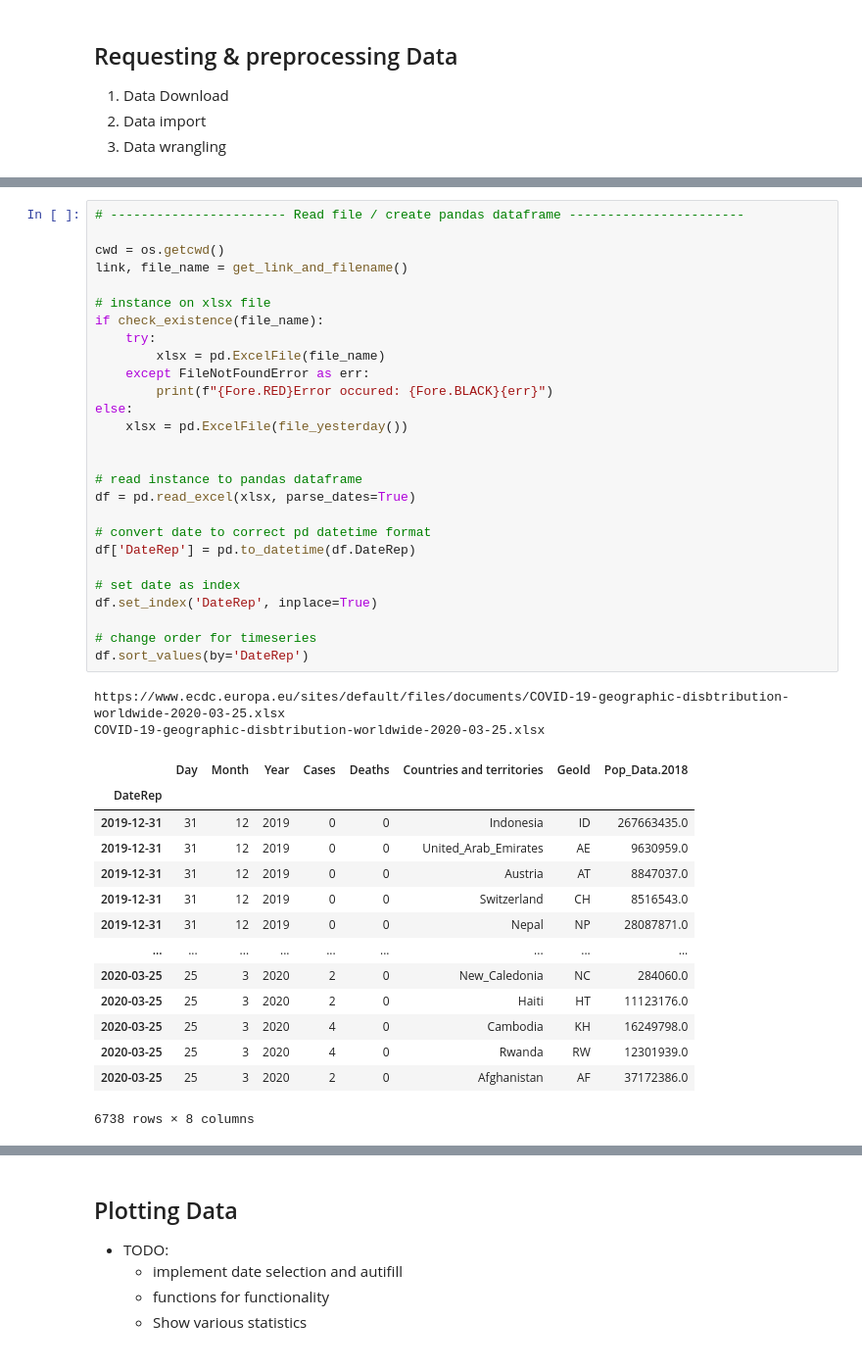
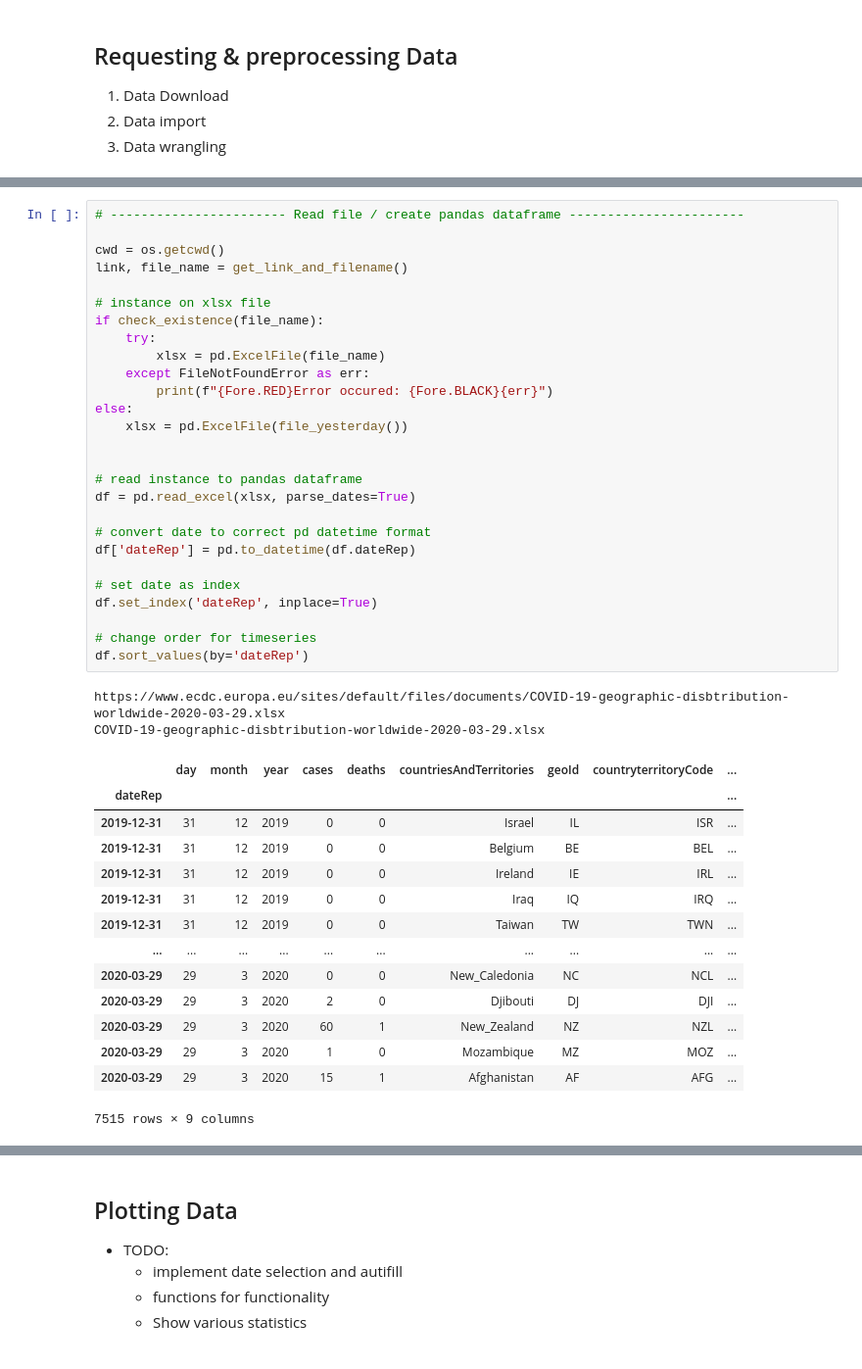
Before and after one commit to OliverZott/covid19_data, a Jupyter notebook: covid_dataAnalysis.ipynb, the cells around one changed output, grey strips where cells are left out. Shown at 98% size. Cells and saved outputs as stored; diff of their text form.

Commit message:
minor changes due to change in data-labeling

```diff
--- a/covid_dataAnalysis.ipynb
+++ b/covid_dataAnalysis.ipynb
@@ -90,47 +90,47 @@ Work directory ( /home/olli/Jupyter_Notebook/Covid_DataAnalyis ) is OK
 # %%
 # ----------------------- Read file / create pandas dataframe -----------------------
 
 cwd = os.getcwd()
 link, file_name = get_link_and_filename()
 
 # instance on xlsx file
 if check_existence(file_name):
     try:
         xlsx = pd.ExcelFile(file_name)
     except FileNotFoundError as err:
         print(f"{Fore.RED}Error occured: {Fore.BLACK}{err}")
 else:
     xlsx = pd.ExcelFile(file_yesterday())
 
 
 # read instance to pandas dataframe
 df = pd.read_excel(xlsx, parse_dates=True)
 
 # convert date to correct pd datetime format
-df['DateRep'] = pd.to_datetime(df.DateRep)
+df['dateRep'] = pd.to_datetime(df.dateRep)
 
 # set date as index
-df.set_index('DateRep', inplace=True)
+df.set_index('dateRep', inplace=True)
 
 # change order for timeseries
-df.sort_values(by='DateRep')
+df.sort_values(by='dateRep')
 # %% [output]
-https://www.ecdc.europa.eu/sites/default/files/documents/COVID-19-geographic-disbtribution-worldwide-2020-03-25.xlsx
-COVID-19-geographic-disbtribution-worldwide-2020-03-25.xlsx
+https://www.ecdc.europa.eu/sites/default/files/documents/COVID-19-geographic-disbtribution-worldwide-2020-03-29.xlsx
+COVID-19-geographic-disbtribution-worldwide-2020-03-29.xlsx
-|  | Day | Month | Year | Cases | Deaths | Countries and territories | GeoId | Pop_Data.2018 |
-| DateRep |  |  |  |  |  |  |  |  |
-| 2019-12-31 | 31 | 12 | 2019 | 0 | 0 | Indonesia | ID | 267663435.0 |
-| 2019-12-31 | 31 | 12 | 2019 | 0 | 0 | United_Arab_Emirates | AE | 9630959.0 |
-| 2019-12-31 | 31 | 12 | 2019 | 0 | 0 | Austria | AT | 8847037.0 |
-| 2019-12-31 | 31 | 12 | 2019 | 0 | 0 | Switzerland | CH | 8516543.0 |
-| 2019-12-31 | 31 | 12 | 2019 | 0 | 0 | Nepal | NP | 28087871.0 |
-| ... | ... | ... | ... | ... | ... | ... | ... | ... |
-| 2020-03-25 | 25 | 3 | 2020 | 2 | 0 | New_Caledonia | NC | 284060.0 |
-| 2020-03-25 | 25 | 3 | 2020 | 2 | 0 | Haiti | HT | 11123176.0 |
-| 2020-03-25 | 25 | 3 | 2020 | 4 | 0 | Cambodia | KH | 16249798.0 |
-| 2020-03-25 | 25 | 3 | 2020 | 4 | 0 | Rwanda | RW | 12301939.0 |
-| 2020-03-25 | 25 | 3 | 2020 | 2 | 0 | Afghanistan | AF | 37172386.0 |
+|  | day | month | year | cases | deaths | countriesAndTerritories | geoId | countryterritoryCode | ... |
+| dateRep |  |  |  |  |  |  |  |  | ... |
+| 2019-12-31 | 31 | 12 | 2019 | 0 | 0 | Israel | IL | ISR | ... |
+| 2019-12-31 | 31 | 12 | 2019 | 0 | 0 | Belgium | BE | BEL | ... |
+| 2019-12-31 | 31 | 12 | 2019 | 0 | 0 | Ireland | IE | IRL | ... |
+| 2019-12-31 | 31 | 12 | 2019 | 0 | 0 | Iraq | IQ | IRQ | ... |
+| 2019-12-31 | 31 | 12 | 2019 | 0 | 0 | Taiwan | TW | TWN | ... |
+| ... | ... | ... | ... | ... | ... | ... | ... | ... | ... |
+| 2020-03-29 | 29 | 3 | 2020 | 0 | 0 | New_Caledonia | NC | NCL | ... |
+| 2020-03-29 | 29 | 3 | 2020 | 2 | 0 | Djibouti | DJ | DJI | ... |
+| 2020-03-29 | 29 | 3 | 2020 | 60 | 1 | New_Zealand | NZ | NZL | ... |
+| 2020-03-29 | 29 | 3 | 2020 | 1 | 0 | Mozambique | MZ | MOZ | ... |
+| 2020-03-29 | 29 | 3 | 2020 | 15 | 1 | Afghanistan | AF | AFG | ... |
-6738 rows × 8 columns
+7515 rows × 9 columns
 # %%
 # ----------------------- Data wrangling -----------------------
 # net necessary yet !?!
```
Also changed, not shown: parts of 6 cells of this notebook.
